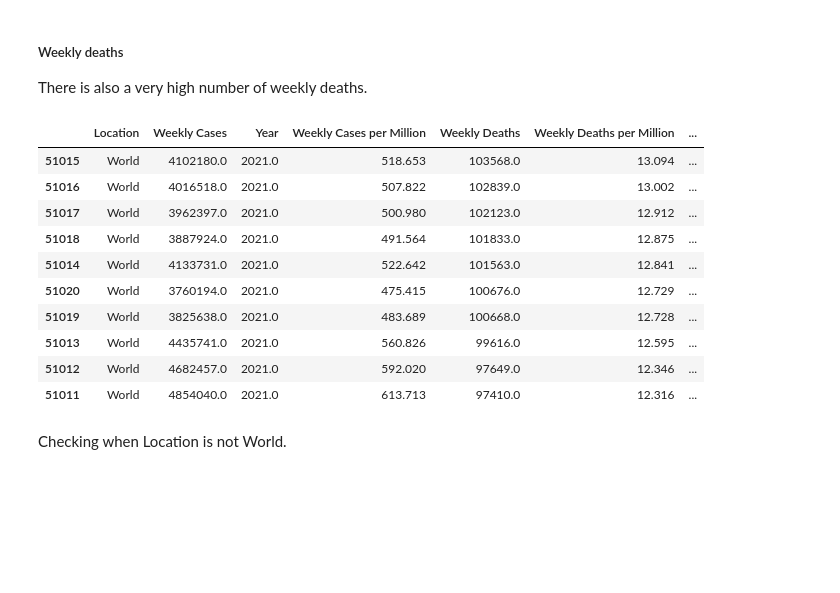
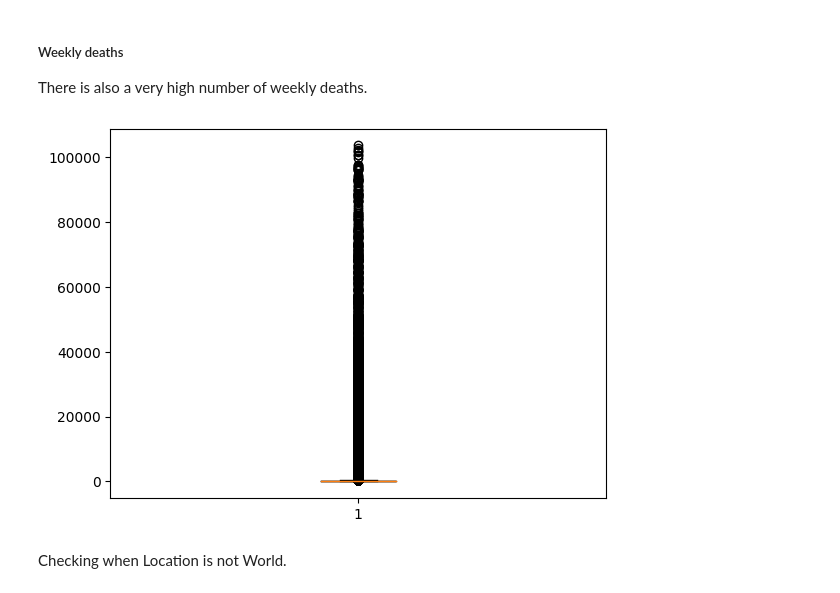
Before and after one commit to BiancaCarneiro/Covid-Prediction, a Jupyter notebook: project/notebooks/covid_preprocessing.ipynb, the cells around one changed output. Cells and saved outputs as stored; diff of their text form; code cells hidden in the pictures; blank space fills up the shorter version.

```diff
--- a/project/notebooks/covid_preprocessing.ipynb
+++ b/project/notebooks/covid_preprocessing.ipynb
@@ -397,19 +410,10 @@ df_train.describe()
 # %% [markdown]
 ##### Weekly deaths
 There is also a very high number of weekly deaths.
-# %%
-df_train.loc[df_train["Weekly Deaths"] > 213].sort_values(by="Weekly Deaths", ascending=False).head(10)
-# %% [output]
-|  | Location | Weekly Cases | Year | Weekly Cases per Million | Weekly Deaths | Weekly Deaths per Million | ... |
-| 51015 | World | 4102180.0 | 2021.0 | 518.653 | 103568.0 | 13.094 | ... |
-| 51016 | World | 4016518.0 | 2021.0 | 507.822 | 102839.0 | 13.002 | ... |
-| 51017 | World | 3962397.0 | 2021.0 | 500.980 | 102123.0 | 12.912 | ... |
-| 51018 | World | 3887924.0 | 2021.0 | 491.564 | 101833.0 | 12.875 | ... |
-| 51014 | World | 4133731.0 | 2021.0 | 522.642 | 101563.0 | 12.841 | ... |
-| 51020 | World | 3760194.0 | 2021.0 | 475.415 | 100676.0 | 12.729 | ... |
-| 51019 | World | 3825638.0 | 2021.0 | 483.689 | 100668.0 | 12.728 | ... |
-| 51013 | World | 4435741.0 | 2021.0 | 560.826 | 99616.0 | 12.595 | ... |
-| 51012 | World | 4682457.0 | 2021.0 | 592.020 | 97649.0 | 12.346 | ... |
-| 51011 | World | 4854040.0 | 2021.0 | 613.713 | 97410.0 | 12.316 | ... |
+# %%
+plt.boxplot(df_train["Weekly Deaths"].dropna())
+plt.show()
+# %% [output]
+[figure, added]
 # %% [markdown]
 Checking when Location is not World.
```
Also changed, not shown: parts of 19 cells of this notebook, 4 other files.
